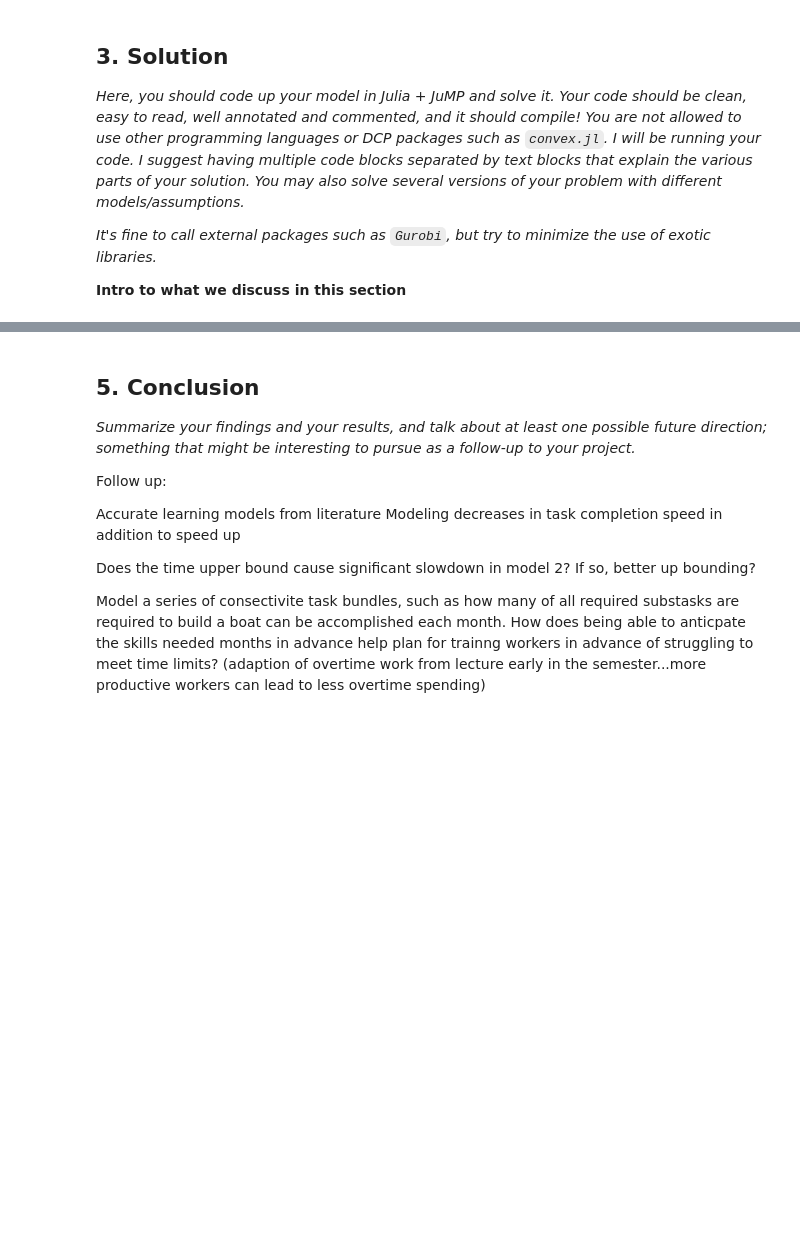
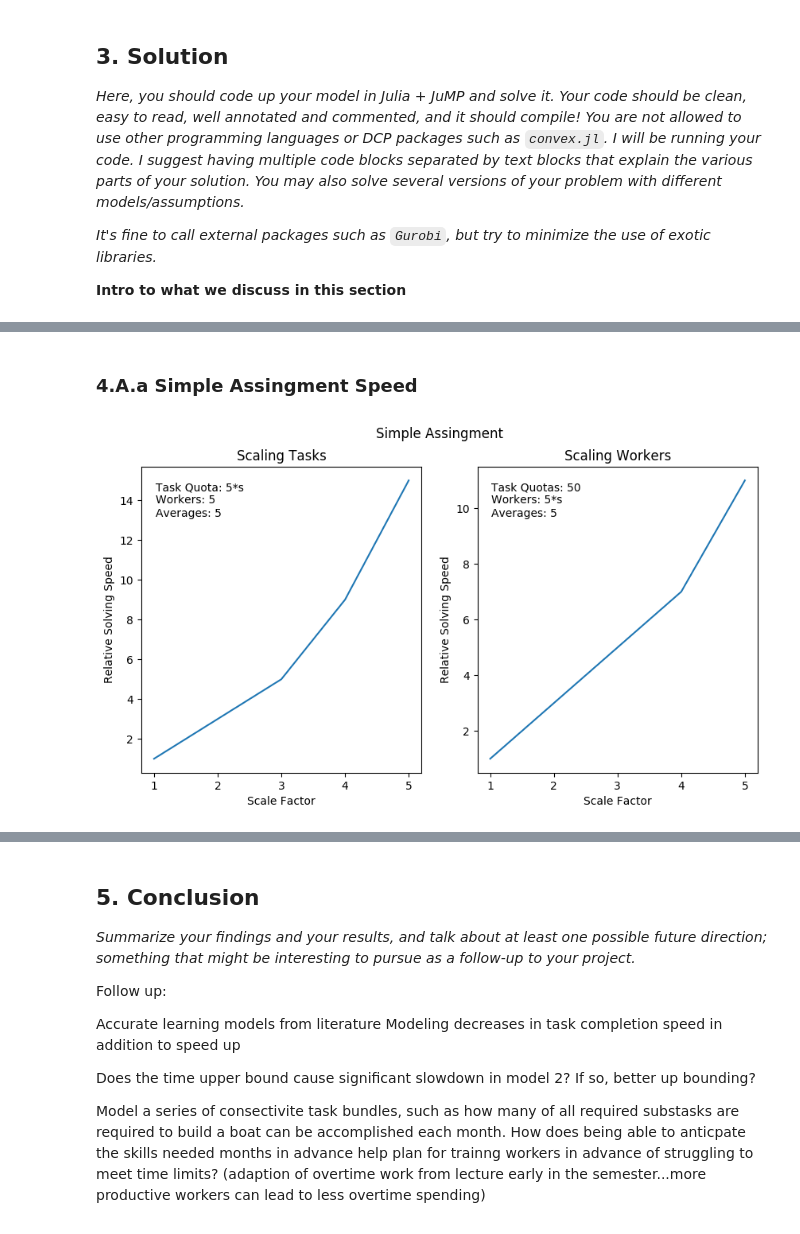
Before and after one commit to erinzm/ece524project, a Jupyter notebook: project.ipynb, the cells around one changed output, grey strips where cells are left out. Drawn from its saved outputs; the diff is of its cells as text; code cells hidden in the pictures; blank space fills up the shorter version.

Commit message:
Added plots for timing models of tasks.  No data has been entered.

```diff
--- a/project.ipynb
+++ b/project.ipynb
@@ -397,0 +398,29 @@ Once we know the optimal division of labor between workers, we can construct a s
+# %% [markdown]
+### 4.A.a Simple Assingment Speed ###
+# %%
+using PyPlot
+
+### Simple Assingment Data ###
+#Scaling Tasks
+SM1 =[1 3 5 9 15]
+#Scaling workers
+SM2=[1 3 5 7 11]
+
+n=5
+
+fig = figure("pyplot_subplot_mixed",figsize=(10,5)) # Create a new blank figure
+subplot(121); plot(1:n, SM1');
+title("Scaling Tasks"); xlabel("Scale Factor"); ylabel("Relative Solving Speed")
+annotate("Task Quota: 5*s \nWorkers: 5 \nAverages: 5",
+           xy=[0.05;0.95], xycoords="axes fraction", ha="left",va="top")
+
+subplot(122); plot(1:n, SM2');
+title("Scaling Workers"); xlabel("Scale Factor"); ylabel("Relative Solving Speed")
+annotate("Task Quotas: 50 \nWorkers: 5*s \nAverages: 5",
+           xy=[0.05;0.95], xycoords="axes fraction", ha="left",va="top")
+
+suptitle("Simple Assingment")
+fig[:canvas][:draw]() # Update the figure
+gcf(); # Needed for IJulia to plot inline
+# %% [output]
+[figure, added]
```
Also changed, not shown: parts of 16 cells of this notebook.
